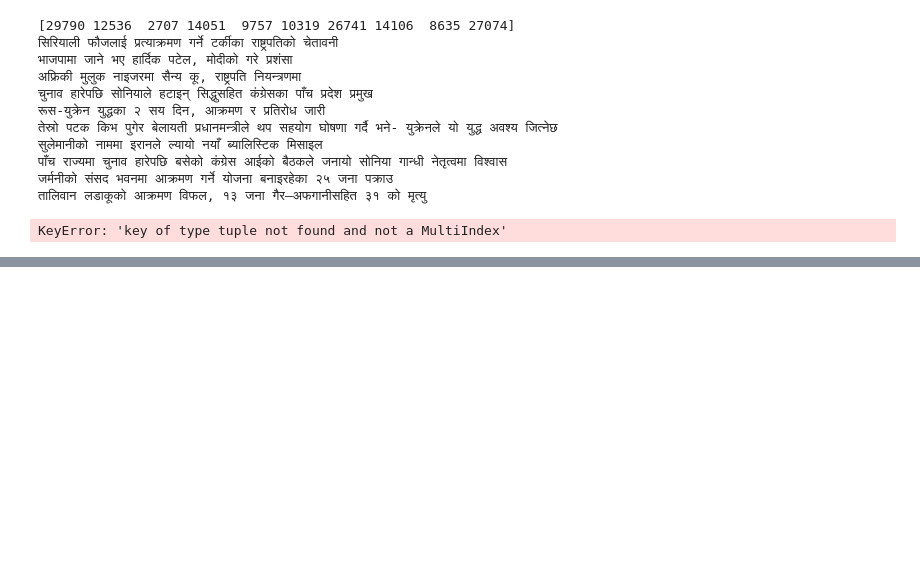
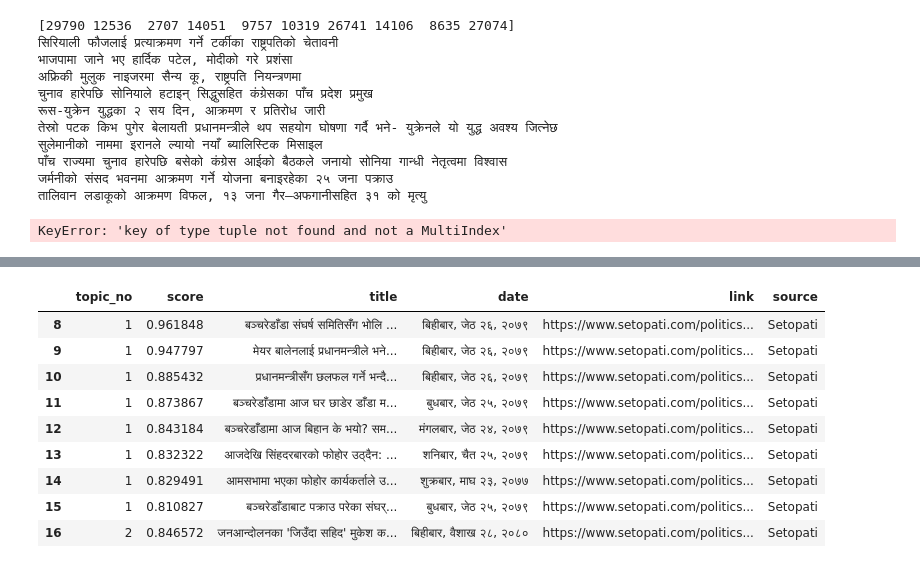
Before and after one commit to adh-aashish/topic_modeling, a Jupyter notebook: notebook/lda_political_news.ipynb, the cells around one changed output, grey strips where cells are left out. Saved outputs shown, nothing was run; the diff lists cells and outputs as text; code cells hidden in the pictures; blank space fills up the shorter version.

```diff
--- a/notebook/lda_political_news.ipynb
+++ b/notebook/lda_political_news.ipynb
@@ -871,0 +942,13 @@ KeyError: 'key of type tuple not found and not a MultiIndex'
+# %%
+news_df.iloc[1*8:1*8+9]
+# %% [output]
+|  | topic_no | score | title | date | link | source |
+| 8 | 1 | 0.961848 | बञ्चरेडाँडा संघर्ष समितिसँग भोलि ... | बिहीबार, जेठ २६, २०७९ | https://www.setopati.com/politics... | Setopati |
+| 9 | 1 | 0.947797 | मेयर बालेनलाई प्रधानमन्त्रीले भने... | बिहीबार, जेठ २६, २०७९ | https://www.setopati.com/politics... | Setopati |
+| 10 | 1 | 0.885432 | प्रधानमन्त्रीसँग छलफल गर्ने भन्दै... | बिहीबार, जेठ २६, २०७९ | https://www.setopati.com/politics... | Setopati |
+| 11 | 1 | 0.873867 | बञ्चरेडाँडामा आज घर छाडेर डाँडा म... | बुधबार, जेठ २५, २०७९ | https://www.setopati.com/politics... | Setopati |
+| 12 | 1 | 0.843184 | बञ्चरेडाँडामा आज बिहान के भयो? सम... | मंगलबार, जेठ २४, २०७९ | https://www.setopati.com/politics... | Setopati |
+| 13 | 1 | 0.832322 | आजदेखि सिंहदरबारको फोहोर उठ्दैन: ... | शनिबार, चैत २५, २०७९ | https://www.setopati.com/politics... | Setopati |
+| 14 | 1 | 0.829491 | आमसभामा भएका फोहोर कार्यकर्ताले उ... | शुक्रबार, माघ २३, २०७७ | https://www.setopati.com/politics... | Setopati |
+| 15 | 1 | 0.810827 | बञ्चरेडाँडाबाट पक्राउ परेका संघर्... | बुधबार, जेठ २५, २०७९ | https://www.setopati.com/politics... | Setopati |
+| 16 | 2 | 0.846572 | जनआन्दोलनका 'जिउँदा सहिद' मुकेश क... | बिहीबार, वैशाख २८, २०८० | https://www.setopati.com/politics... | Setopati |
```
Also changed, not shown: parts of 11 cells of this notebook, 3 other files.
